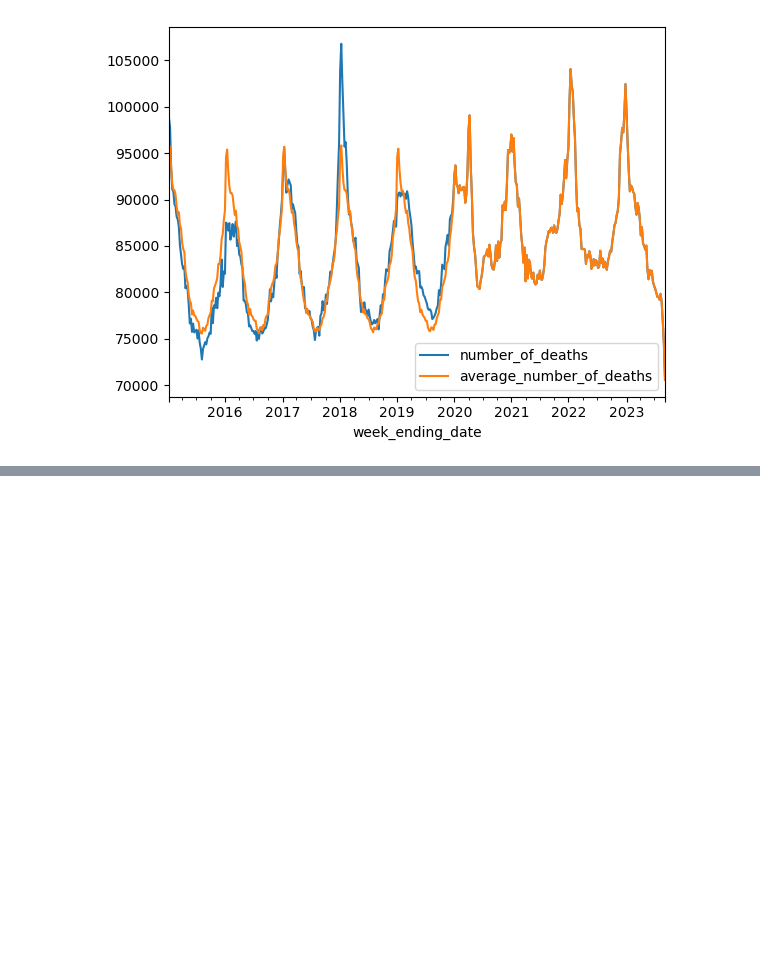
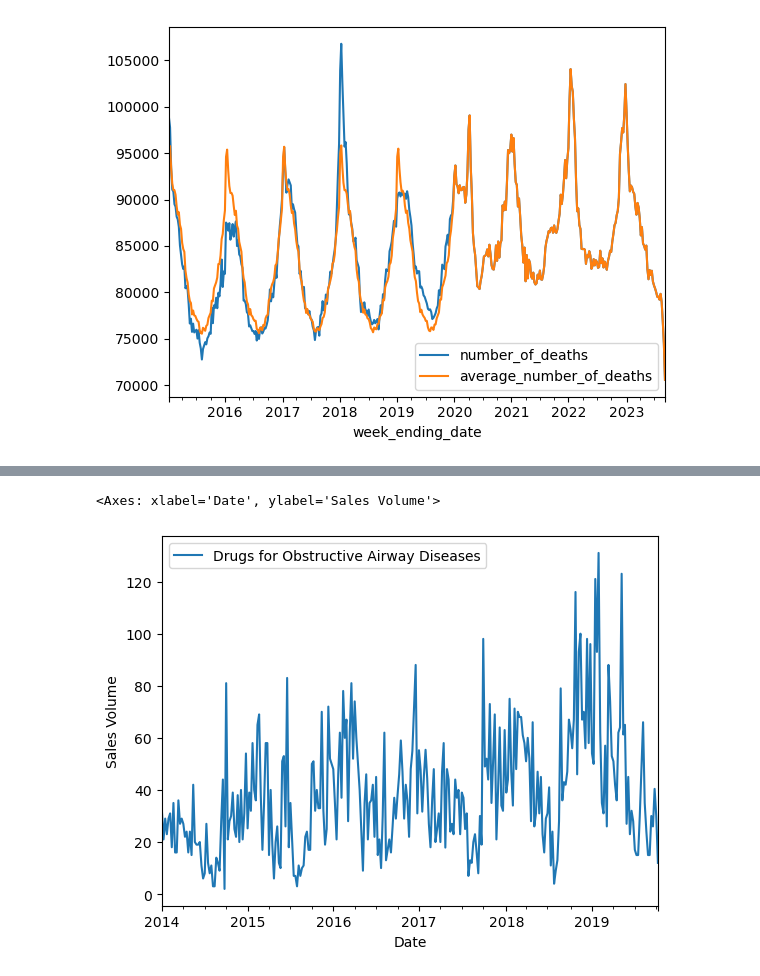
Before and after one commit to Birdfeathers/Project1--Healthcare_Devices, a Jupyter notebook: death_counts.ipynb, the cells around one changed output, grey strips where cells are left out. Cells and saved outputs as stored; diff of their text form; code cells hidden in the pictures; blank space fills up the shorter version.

```diff
--- a/death_counts.ipynb
+++ b/death_counts.ipynb
@@ -179,0 +178,5 @@ df.plot()
+# %%
+clean_sales_weekly_df.plot(ylabel='Sales Volume')
+# %% [output]
+<Axes: xlabel='Date', ylabel='Sales Volume'>
+[figure, added]
```
Also changed, not shown: parts of 15 cells of this notebook.
